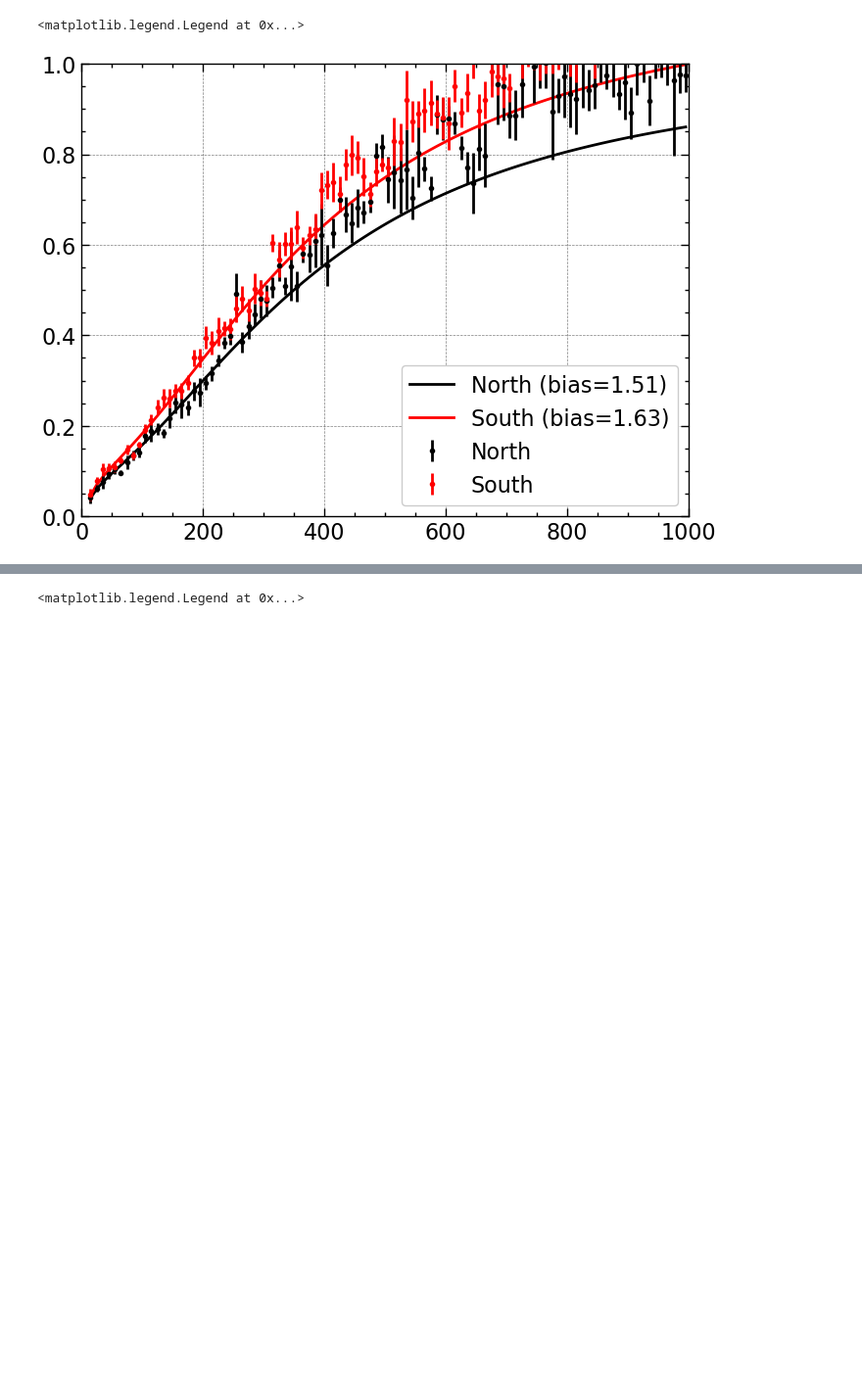
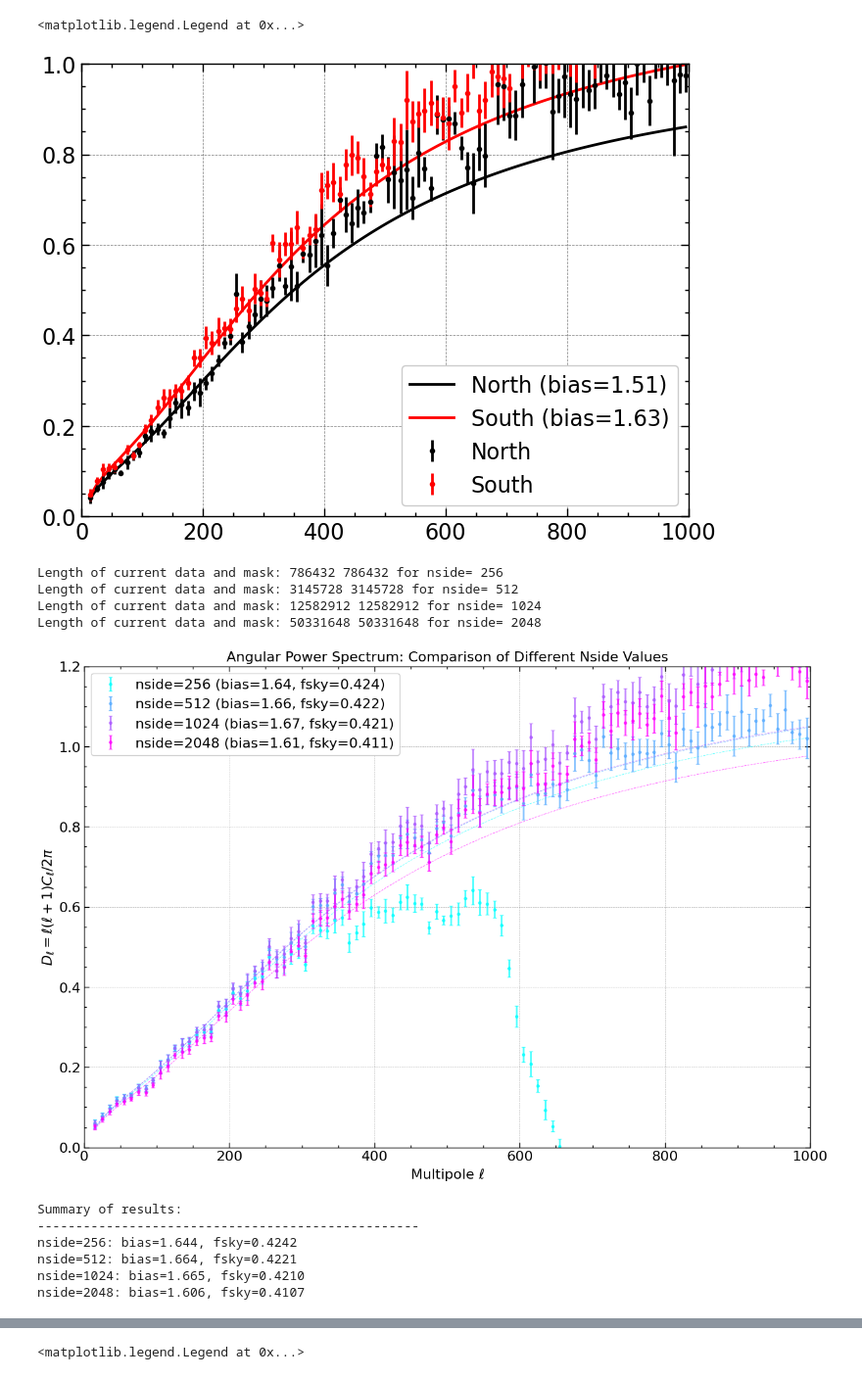
Before and after one commit to Shin107/DESILegacy-PECVEL, a Jupyter notebook: notebooks/CL_clean.ipynb, the cells around one changed output, grey strips where cells are left out. Shown at 98% size. Drawn from its saved outputs; the diff is of its cells as text; code cells hidden in the pictures; blank space fills up the shorter version.

```diff
--- a/notebooks/CL_clean.ipynb
+++ b/notebooks/CL_clean.ipynb
@@ -235,3 +259,69 @@ plt.legend()
 [figure]
 <matplotlib.legend.Legend at 0x...>
 [figure]
+# %%
+# Analysis with different nside values
+nside_values = [256, 512, 1024, 2048]
+results = {}
+
+plt.figure(figsize=(15, 10))
+
+colors = plt.cm.cool(np.linspace(0, 1, len(nside_values)))
+for i, ns in enumerate(nside_values):
+    # Create mask for this nside
+
+        # Create new data map and use existing mask from full_masks
+    current_data = points_to_map(RA_data, DEC_data, ns, None)
+    current_mask = full_masks[ns]
+    print('Length of current data and mask:', len(current_data), len(current_mask),'for nside=',ns)
+    # Compute angular power spectrum
+    dl, pshot, fsky, rntot = get_cl(current_data, current_mask, nside=ns, lmax=1000)
+
+    # Bin the results
+    bin_cent, Cl_binned, dCl_binned = bin_cl(dl, pshot, fsky, rntot, nell=10, lmax=1000)
+
+    # Fit to theory (using ell < 300)
+    mask_fit = bin_cent < 300
+    popt_fit, pcov_fit = cf(dll_hm, bin_cent[mask_fit], Cl_binned[mask_fit],
+                            sigma=dCl_binned[mask_fit], p0=[2])
+
+    # Store results
+    results[ns] = {
+        'bin_centers': bin_cent,
+        'Cl': Cl_binned,
+        'dCl': dCl_binned,
+        'bias': popt_fit[0],
+        'fsky': fsky
+    }
+
+    # Plot
+    plt.errorbar(bin_cent, Cl_binned, yerr=dCl_binned, fmt='.',
+                label=f'nside={ns} (bias={popt_fit[0]:.2f}, fsky={fsky:.3f})', alpha=0.7,color= colors[i],capsize=2)
+    plt.plot(bin_cent, dll_hm(bin_cent, popt_fit), '--', alpha=0.6,color= colors[i],lw=0.7)
+
+plt.xlabel(r'Multipole $\ell$')
+plt.ylabel(r'$D_\ell = \ell(\ell+1)C_\ell/2\pi$')
+plt.xlim(0,1000)
+plt.ylim(0, 1.2)
+plt.legend()
+plt.title('Angular Power Spectrum: Comparison of Different Nside Values')
+plt.grid(True, alpha=0.3)
+plt.show()
+
+# Print summary
+print("\nSummary of results:")
+print("-" * 50)
+for ns in nside_values:
+    print(f"nside={ns}: bias={results[ns]['bias']:.3f}, fsky={results[ns]['fsky']:.4f}")
+# %% [output]
+Length of current data and mask: 786432 786432 for nside= 256
+Length of current data and mask: 3145728 3145728 for nside= 512
+Length of current data and mask: 12582912 12582912 for nside= 1024
+Length of current data and mask: 50331648 50331648 for nside= 2048
+[figure, added]
+Summary of results:
+--------------------------------------------------
+nside=256: bias=1.644, fsky=0.4242
+nside=512: bias=1.664, fsky=0.4221
+nside=1024: bias=1.665, fsky=0.4210
+nside=2048: bias=1.606, fsky=0.4107
```
Also changed, not shown: parts of 5 cells of this notebook.
